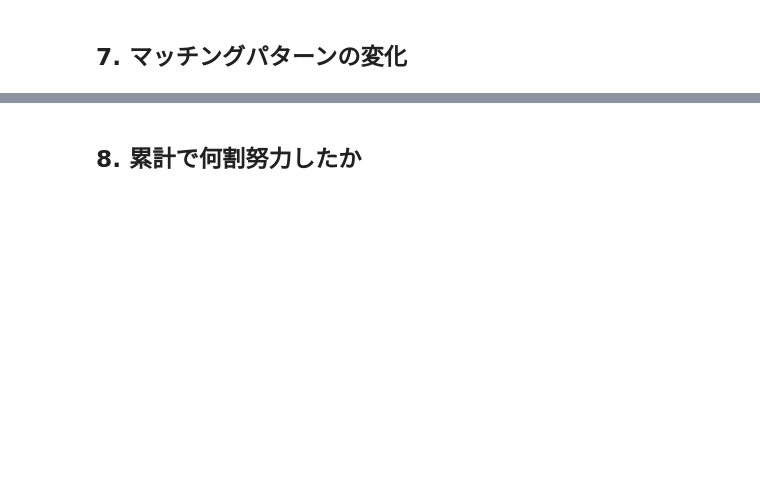
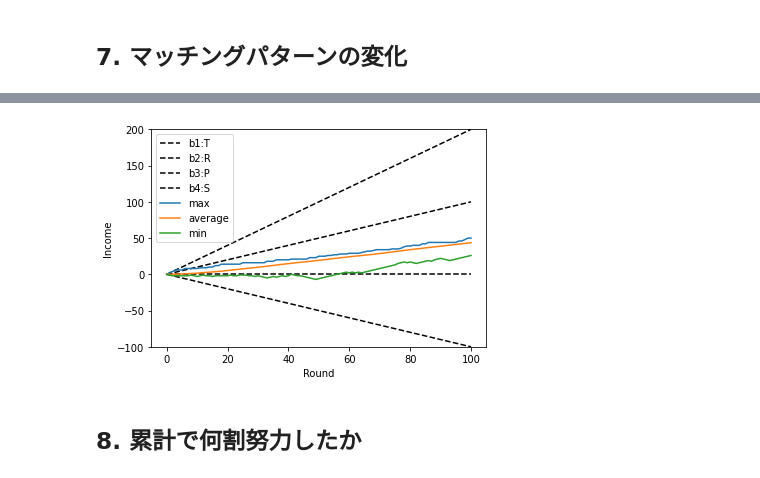
Before and after one commit to UTakeuchi/PDsimulator, a Jupyter notebook: main_case2_dqn.ipynb, the cells around one changed output, grey strips where cells are left out. Drawn from its saved outputs; the diff is of its cells as text; code cells hidden in the pictures; blank space fills up the shorter version.

```diff
--- a/main_case2_dqn.ipynb
+++ b/main_case2_dqn.ipynb
@@ -395,2 +423,70 @@ plot_income_rank(income_history, 10, '6.png')
 # %% [markdown]
 ## 7. マッチングパターンの変化
+# %%
+env = PDGame()
+n = 100 # agentの人数 n
+agents = []
+for i in range(n):
+    agents.append(DQNAgent())
+incomes = np.zeros(n) # 所得はAgents()の外部に格納
+income_history = np.zeros((3,1)) # 各行に平均値・最大値・最小値の推移を格納
+
+def matching_new(agents):
+    index = np.argsort(incomes) # 所得の低い順にagent（番号）を並べる
+    return  index.reshape((-1, 2)) # agentの番号を返す
+
+rounds = 100
+sync_interval = 10
+cc = np.zeros(n) # 協力した回数をカウント
+cc_history = np.zeros((n,1))
+for round in range(rounds):
+    players = matching_new(range(len(agents)))
+    for pair in players:
+        x, y = pair
+        player1, player2 = agents[x], agents[y]
+        state = np.array([incomes[x], incomes[y]]) #stateは（自分の所得, 相手の所得）の順にする
+
+        a1 = player1.get_action(state)
+        a2 = player2.get_action(state[::-1]) #player2目線に変換
+        r1, r2 = env.step(a1, a2)
+        incomes[x] += r1
+        incomes[y] += r2
+        next_state = np.array([incomes[x], incomes[y]])
+        player1.update(state, a1, r1, next_state)
+        player2.update(state[::-1], a2, r2, next_state[::-1])
+        if a1 == 1:
+            cc[x] += 1
+        if a2 == 1:
+            cc[y] += 1
+
+    if round % sync_interval == 0:
+        for agent in agents:
+            agent.sync_qnet()
+
+    add = np.array([[incomes.max()], [np.mean(incomes)], [incomes.min()]])
+    income_history = np.append(income_history, add, axis=1)
+
+def plot_total_income(history, title=None):
+    x = range(0, rounds+1)
+    y1 = [env.b * n for n in x] # 裏切り続ける
+    y2 = [(env.b - env.c) * n for n in x] # 全員が協力
+    y3 = np.zeros(rounds+1) # 全員が非協力
+    y4 = [- env.c * n for n in x] # 裏切られ続ける
+    plt.xlabel('Round')
+    plt.ylabel('Income')
+    plt.ylim(- env.c * n, env.b * n)
+    plt.plot(x, y1, ls='--', label='b1:T', color='black')
+    plt.plot(x, y2, ls='--', label='b2:R', color='black')
+    plt.plot(x, y3, ls='--', label='b3:P', color='black')
+    plt.plot(x, y4, ls='--', label='b4:S', color='black')
+    plt.plot(range(len(history[0])), history[0], label='max')
+    plt.plot(range(len(history[1])), history[1], label='average')
+    plt.plot(range(len(history[2])), history[2], label='min')
+    plt.legend()
+    if title != None:
+        plt.savefig(title)
+        files.download(title)
+    plt.show()
+
+plot_total_income(income_history, '7.png')
+# %% [output]
@@ -397,3 +495,4 @@ plot_income_rank(income_history, 10, '6.png')
+[figure, added]
 # %% [markdown]
 ## 8. 累計で何割努力したか
 # %%
```
Also changed, not shown: parts of 19 cells of this notebook.
